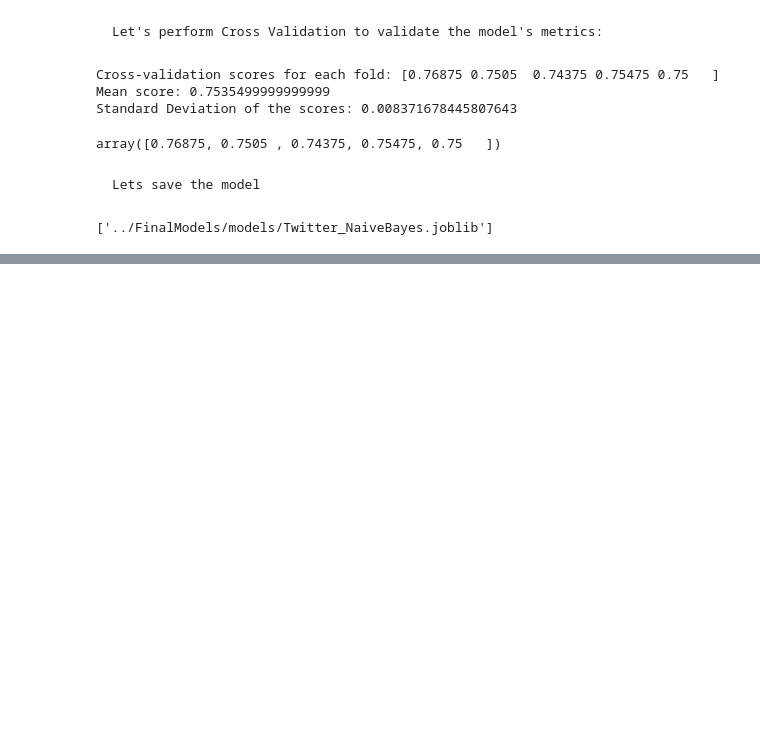
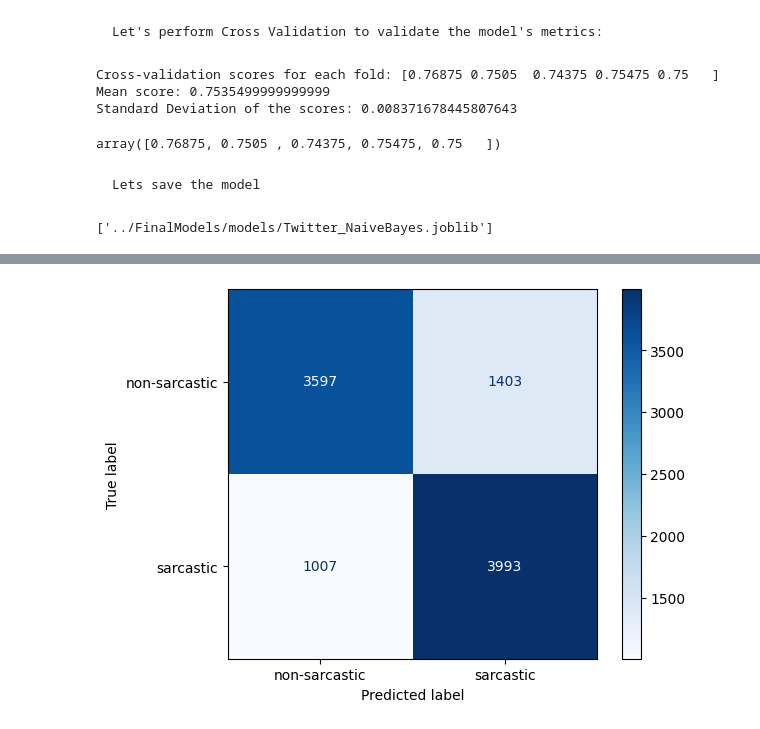
Before and after one commit to Khurdhula-Harshavardhan/Sarcasm, a Jupyter notebook: FinalModels/NaiveBayes.ipynb, the cells around one changed output, grey strips where cells are left out. Saved outputs shown, nothing was run; the diff lists cells and outputs as text; code cells hidden in the pictures; blank space fills up the shorter version.

```diff
--- a/FinalModels/NaiveBayes.ipynb
+++ b/FinalModels/NaiveBayes.ipynb
@@ -321,0 +489,3 @@ dump(NB_twitter, "../FinalModels/models/Twitter_NaiveBayes.joblib")
+# %%
+tn_matrix = normalizer.vectorize(pd.DataFrame({"text": Twitter_News_data["text"].astype("str")}))
+tn_matrix
@@ -321,0 +507,6 @@ dump(NB_twitter, "../FinalModels/models/Twitter_NaiveBayes.joblib")
+# %%
+print_info("Attempting to split data into train and test sets.")
+y_tn = Twitter_News_data["label"].astype("int")
+X_tn = tn_matrix
+X_tn_train, X_tn_test, y_tn_train, y_tn_test = train_test_split(X_tn, y_tn, test_size=0.25, random_state=42, stratify=y_tn)
+print_info("Subsets created successfully.")
@@ -321,0 +518,6 @@ dump(NB_twitter, "../FinalModels/models/Twitter_NaiveBayes.joblib")
+# %%
+NB_tn = MultinomialNB()
+NB_tn = NB_tn.fit(X_tn_train, y_tn_train)
+# %%
+y_tn_pred = NB_tn.predict(X_tn_test)
+results.classification_report(y_tn_test, y_tn_pred)
@@ -321,0 +533,4 @@ dump(NB_twitter, "../FinalModels/models/Twitter_NaiveBayes.joblib")
+# %%
+results.get_cm(y_tn_test, y_tn_pred)
+# %% [output]
+[figure, added]
```
Also changed, not shown: parts of 45 cells of this notebook, 5 other files.
